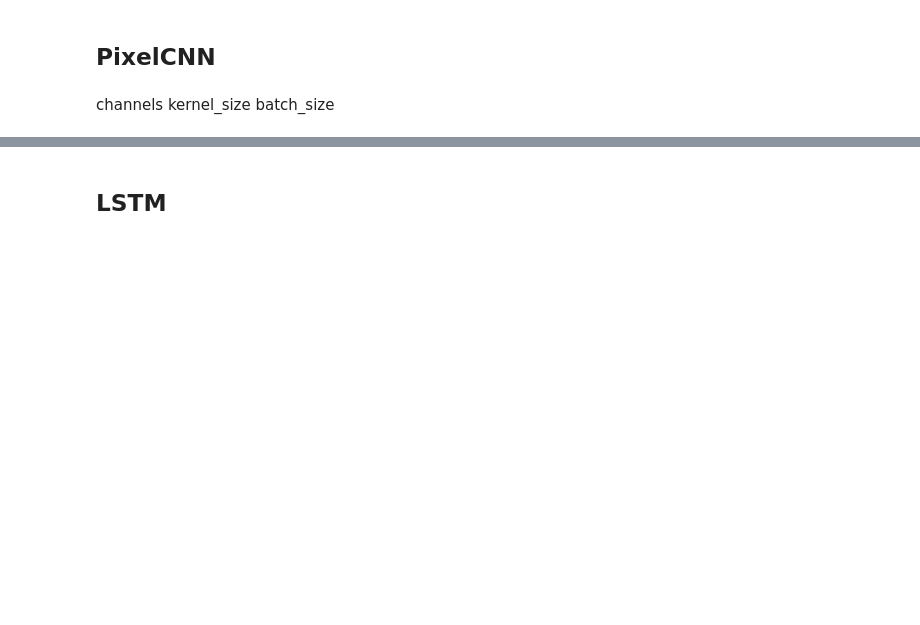
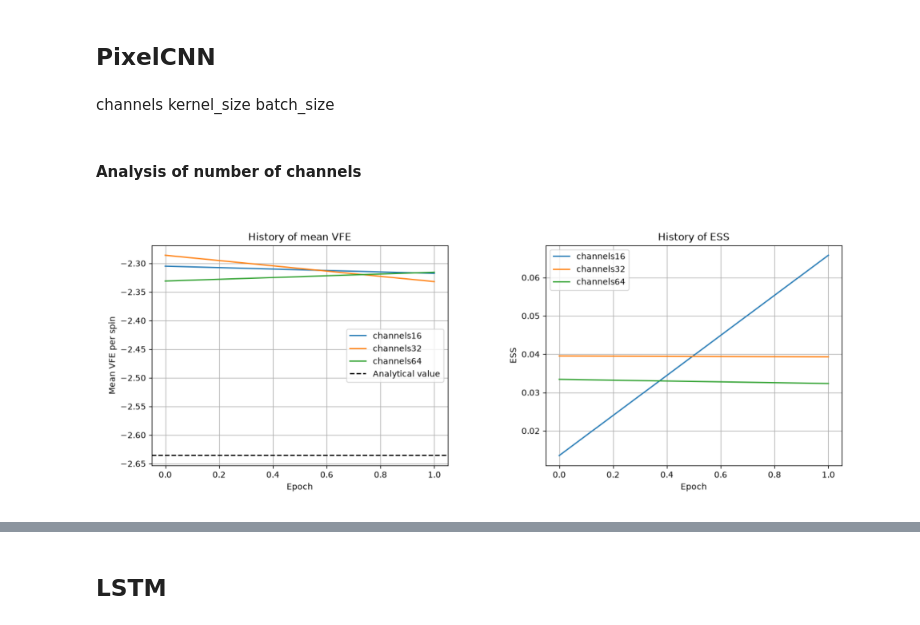
Before and after one commit to jan-szydlowski/Benchmarking-Autoregressive-Generative-Models, a Jupyter notebook: notebooks/analysis.ipynb, the cells around one changed output, grey strips where cells are left out. Cells and saved outputs as stored; diff of their text form; code cells hidden in the pictures; blank space fills up the shorter version.

```diff
--- a/notebooks/analysis.ipynb
+++ b/notebooks/analysis.ipynb
@@ -100,3 +130,21 @@ opis
 channels
 kernel_size
 batch_size
+# %% [markdown]
+#### Analysis of number of channels
+# %%
+img1 = mpimg.imread("../results/figures/hiperparam_test/Number of channels (pixelcnn)_vfe.png")
+img2 = mpimg.imread("../results/figures/hiperparam_test/Number of channels (pixelcnn)_ESS.png")
+
+fig, axes = plt.subplots(1, 2, figsize=(10, 8))
+
+axes[0].imshow(img1)
+axes[1].imshow(img2)
+
+for ax in axes.flat:
+    ax.axis("off")
+
+plt.tight_layout()
+plt.show()
+# %% [output]
+[figure, added]
```
Also changed, not shown: parts of 27 cells of this notebook.
